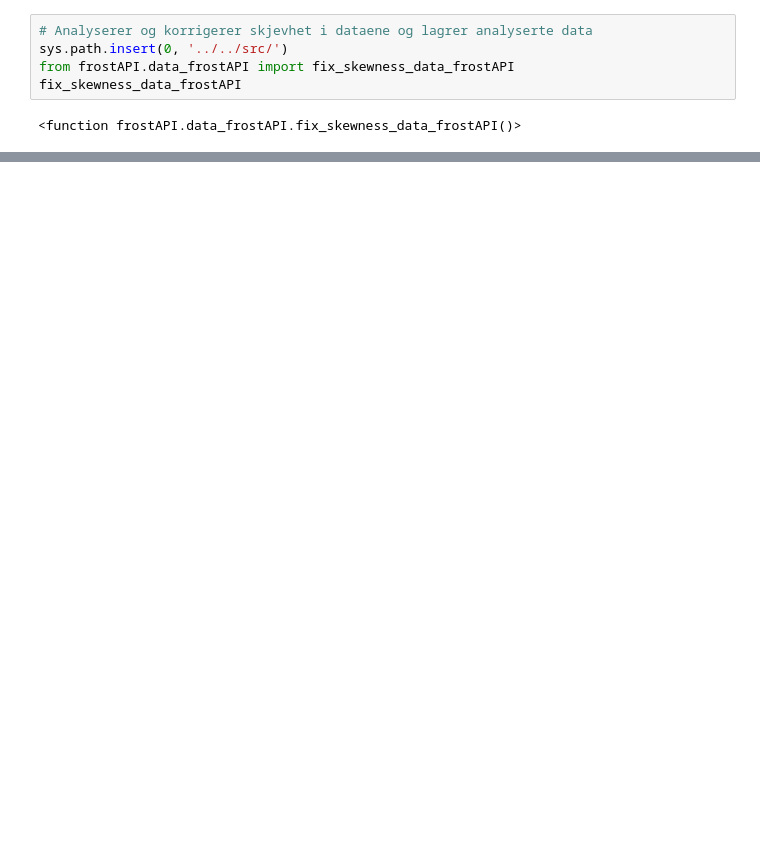
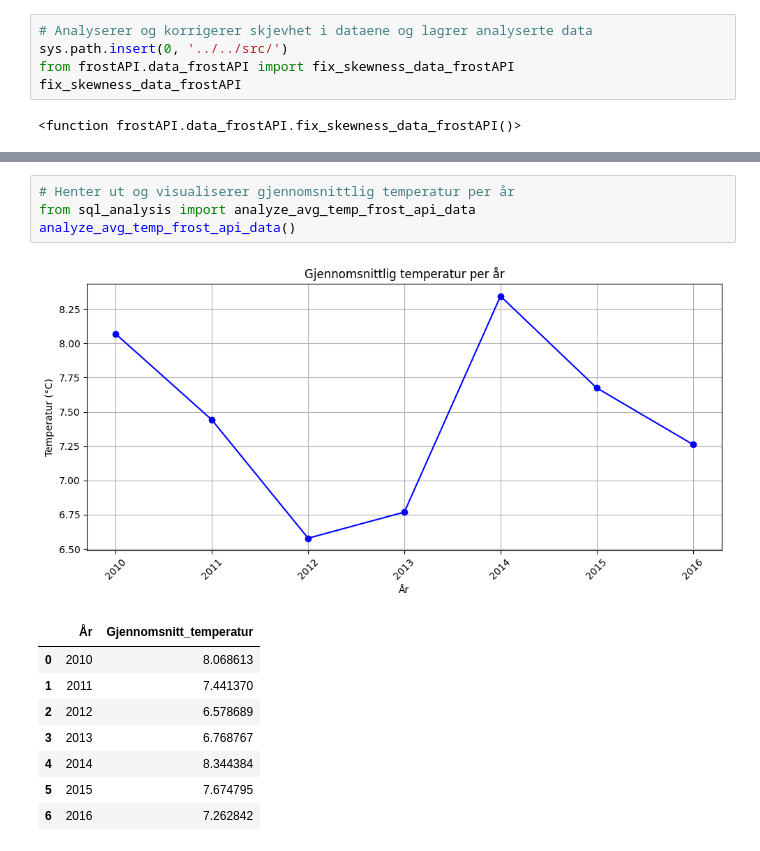
Before and after one commit to elisedre/Miljodataanalyseapplikasjon-, a Jupyter notebook: notebooks/frostAPI/frostAPI.ipynb, the cells around one changed output, grey strips where cells are left out. Cells and saved outputs as stored; diff of their text form; blank space fills up the shorter version.

```diff
--- a/notebooks/frostAPI/frostAPI.ipynb
+++ b/notebooks/frostAPI/frostAPI.ipynb
@@ -310,0 +352,14 @@ print(månedlig_stats)
+# %%
+# Henter ut og visualiserer gjennomsnittlig temperatur per år
+from sql_analysis import analyze_avg_temp_frost_api_data
+analyze_avg_temp_frost_api_data()
+# %% [output]
+[figure, added]
+|  | År | Gjennomsnitt_temperatur |
+| 0 | 2010 | 8.068613 |
+| 1 | 2011 | 7.441370 |
+| 2 | 2012 | 6.578689 |
+| 3 | 2013 | 6.768767 |
+| 4 | 2014 | 8.344384 |
+| 5 | 2015 | 7.674795 |
+| 6 | 2016 | 7.262842 |
```
Also changed, not shown: parts of 19 cells of this notebook, 1 other file.
